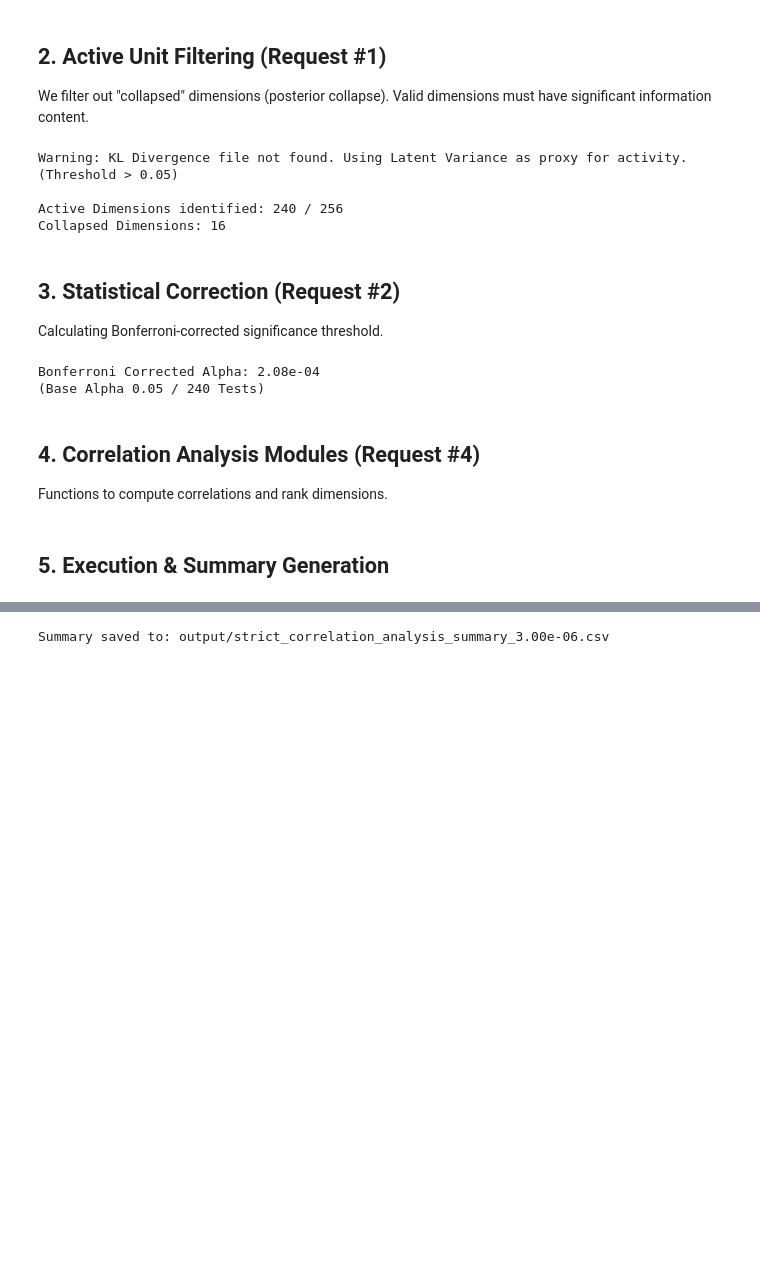
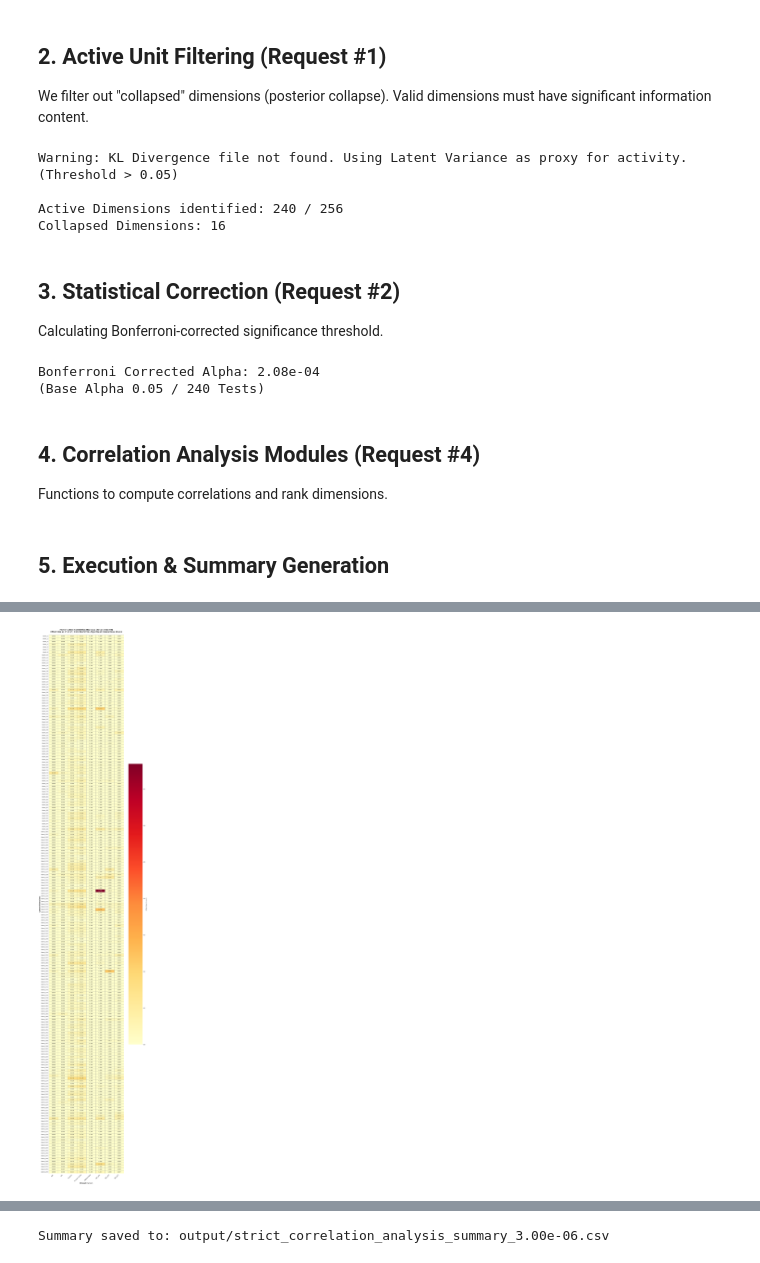
Before and after one commit to figoo210/unsupervised-parkinsons-imaging, a Jupyter notebook: 5.1.2_Dimension_Factor_Correlation_Analysis_beta_3.00e-06.ipynb, the cells around one changed output, grey strips where cells are left out. Saved outputs shown, nothing was run; the diff lists cells and outputs as text; code cells hidden in the pictures; blank space fills up the shorter version.

Commit message:
add heatmaps & Basic GGM & clustering

```diff
--- a/5.1.2_Dimension_Factor_Correlation_Analysis_beta_3.00e-06.ipynb
+++ b/5.1.2_Dimension_Factor_Correlation_Analysis_beta_3.00e-06.ipynb
@@ -180,34 +180,32 @@ def analyze_factor(data, factor_col, factor_type, active_dims, alpha_threshold):
         effect_size = 0
 
         if factor_type == 'continuous':
-            # Pearson Correlation
+            # Pearson Correlation - Effect size as r²
             r, p = stats.pearsonr(x, y)
             stat = r
             p_val = p
-            effect_size = abs(r) # Absolute correlation strength
+            effect_size = r**2  # Changed from abs(r) to r²
 
         elif factor_type == 'binary':
-            # Point Biserial
-            # Ensure binary is numeric
+            # Point Biserial - Effect size as r²
             r, p = pointbiserialr(y, x)
             stat = r
             p_val = p
-            effect_size = abs(r)
+            effect_size = r**2  # Changed from abs(r) to r²
 
         elif factor_type == 'categorical':
-            # Eta-Squared (from ANOVA)
+            # Eta-Squared (from ANOVA) - already η²
             groups = [valid_data[valid_data[factor_col] == g][dim] for g in y.unique()]
             if len(groups) > 1:
                 f_stat, p = f_oneway(*groups)
                 # Calculate Eta-Squared: SS_between / SS_total
-                # Simplified from F-stat: eta2 = (F * (k-1)) / (F * (k-1) + (N-k))
                 k = len(groups)
                 N = len(valid_data)
                 eta2 = (f_stat * (k - 1)) / (f_stat * (k - 1) + (N - k))
 
                 stat = f_stat
                 p_val = p
-                effect_size = eta2
+                effect_size = eta2  # Already η²
             else:
                 continue
 
@@ -327,0 +457,52 @@ Analyzing Factor: Sex...
+# %%
+# Create the heatmap visualization
+fig, ax = plt.subplots(figsize=(12, max(8, len(latent_dims_in_heatmap) * 0.3)))
+
+# Create heatmap
+sns.heatmap(
+    heatmap_matrix,
+    annot=True,
+    fmt='.3f',
+    cmap='YlOrRd',
+    cbar_kws={'label': 'Effect Size (r² or η²)'},
+    linewidths=0.5,
+    linecolor='gray',
+    vmin=0,
+    vmax=heatmap_matrix.max().max(),
+    ax=ax
+)
+
+ax.set_title(f'Factor-Latent Correlation Heatmap (Beta={TARGET_BETA})\nEffect Size as r² or η² | Only Bonferroni-Significant Correlations Shown',
+             fontsize=14, fontweight='bold', pad=20)
+ax.set_xlabel('Clinical Factors', fontsize=12, fontweight='bold')
+ax.set_ylabel('Latent Dimensions', fontsize=12, fontweight='bold')
+
+# Rotate labels for better readability
+plt.xticks(rotation=45, ha='right')
+plt.yticks(rotation=0)
+
+plt.tight_layout()
+plt.show()
+
+# Print summary statistics
+print("\n" + "="*60)
+print("HEATMAP SUMMARY STATISTICS")
+print("="*60)
+print(f"Total latent dimensions shown: {len(latent_dims_in_heatmap)}")
+print(f"Total factors analyzed: {len(all_results)}")
+print(f"\nLatents correlating with multiple factors:")
+
+# Count how many factors each latent correlates with
+latent_factor_counts = (heatmap_matrix > 0).sum(axis=1)
+multi_factor_latents = latent_factor_counts[latent_factor_counts > 1].sort_values(ascending=False)
+
+if len(multi_factor_latents) > 0:
+    for dim, count in multi_factor_latents.items():
+        factors_list = heatmap_matrix.loc[dim][heatmap_matrix.loc[dim] > 0].index.tolist()
+        print(f"  {dim}: {int(count)} factors ({', '.join(factors_list)})")
+else:
+    print("  None - all latents are specific to single factors (good disentanglement!)")
+
+print(f"\nMean effect size across all significant correlations: {heatmap_matrix[heatmap_matrix > 0].mean().mean():.4f}")
+# %% [output]
+[figure, added]
```
Also changed, not shown: parts of 5 cells of this notebook, 17 other files.
